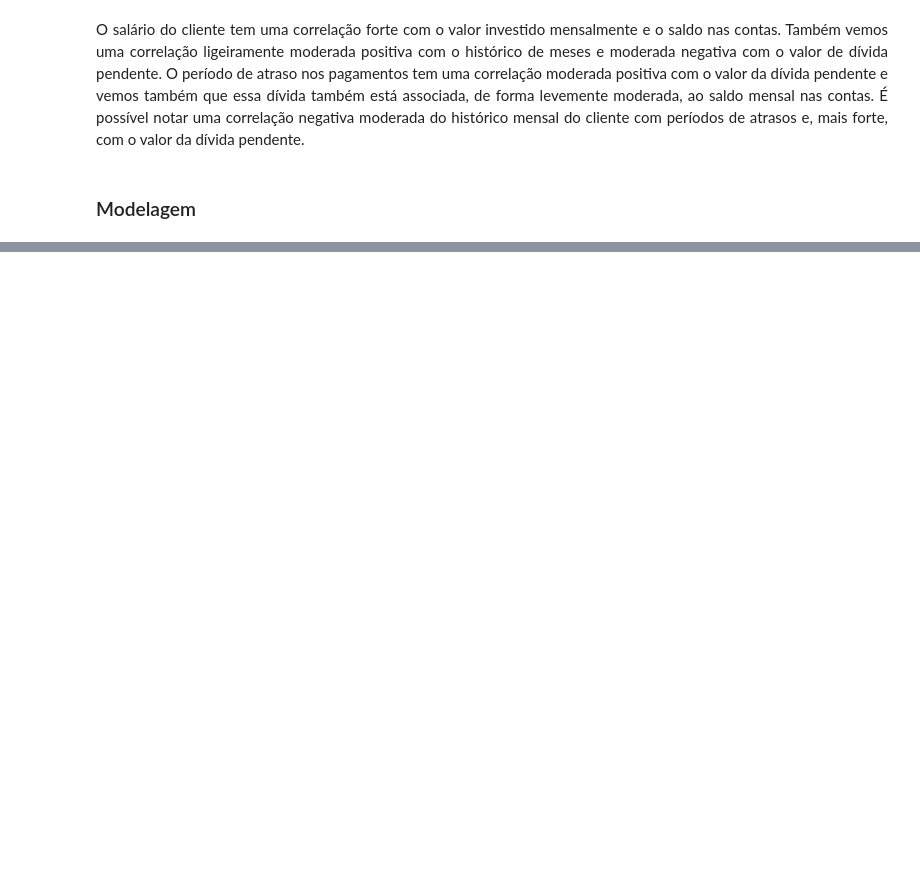
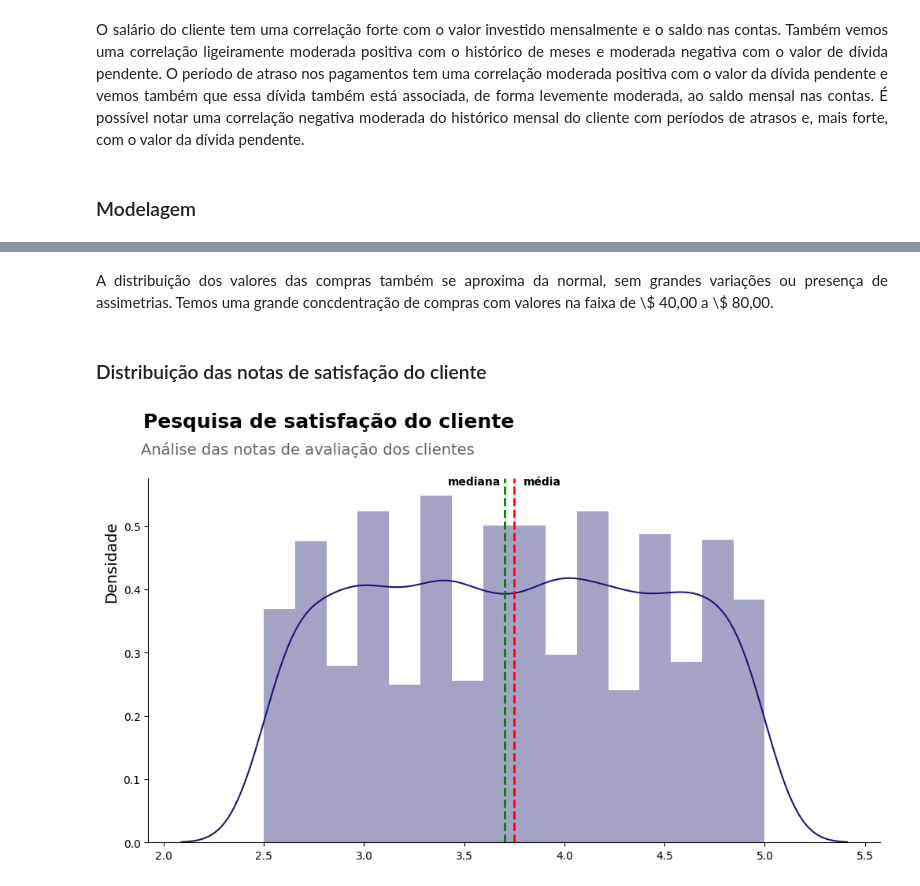
Before and after one commit to LilianeAquino/projeto_ml_II_santander_coders, a Jupyter notebook: trabalho_ada_ML.ipynb, the cells around one changed output, grey strips where cells are left out. Drawn from its saved outputs; the diff is of its cells as text; code cells hidden in the pictures; blank space fills up the shorter version.

```diff
--- a/trabalho_ada_ML.ipynb
+++ b/trabalho_ada_ML.ipynb
@@ -672,0 +794,25 @@ plt.show()
+# %% [markdown]
+<p style='text-align: justify;'><font size=3.>A distribuição dos valores das compras também se aproxima da normal, sem grandes variações ou presença de assimetrias. Temos uma grande concdentração de compras com valores na faixa de \$ 40,00 a \$ 80,00.</font></p>
+# %% [markdown]
+### Distribuição das notas de satisfação do cliente
+# %%
+suptitle = 'Pesquisa de satisfação do cliente'
+title = 'Análise das notas de avaliação dos clientes'
+
+ax = sns.distplot(df_clientes['Review Rating'], kde=True, color='#191970')
+ax.figure.set_size_inches(12, 6)
+ax.set_ylabel('Densidade', fontsize=14, horizontalalignment='left', y=0.66)
+ax.set_xlabel(None)
+ax.spines[['top', 'right']].set_visible(False)
+
+plt.axvline(x=3.75, color='r', linestyle='dashed', linewidth=2, label='Média')
+plt.text(3.89, 0.565, 'média', fontsize=10, weight='bold', horizontalalignment='center')
+plt.axvline(x=3.70, color='g', linestyle='dashed', linewidth=2, label='Mediana')
+plt.text(3.55, 0.565, 'mediana', fontsize=10, weight='bold', horizontalalignment='center')
+
+plt.suptitle(suptitle, fontsize=18, y=1.02, horizontalalignment='left', x=0.12, color='black', weight='bold')
+plt.title(title, fontsize=14, color='#646464', y=1.05, loc='left', x=-0.01)
+plt.grid(False)
+plt.show()
+# %% [output]
+[figure, added]
```
Also changed, not shown: parts of 98 cells of this notebook.
